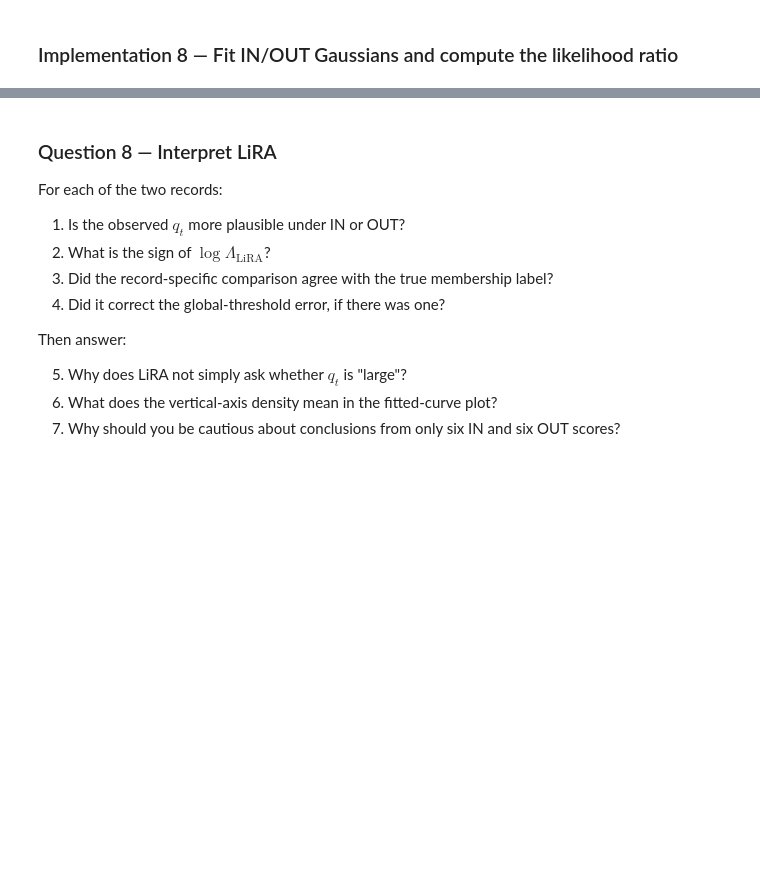
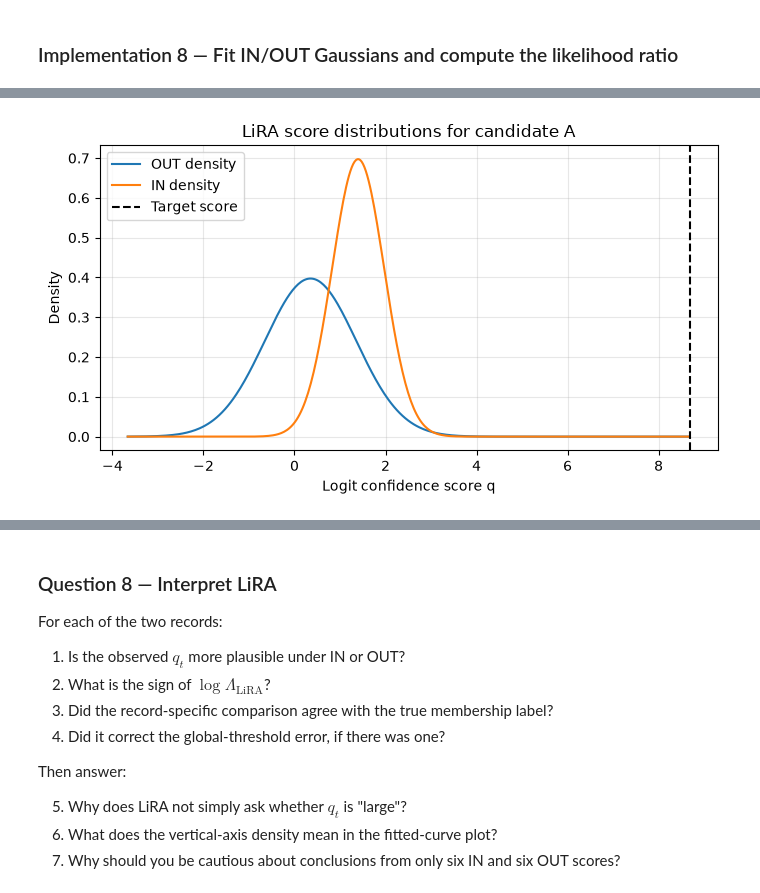
Before and after one commit to bonivalyvan/ML-Trainning-and-evaluation, a Jupyter notebook: Memberships Inference Attacks/Membership_Inference_Medical_AI.ipynb, the cells around one changed output, grey strips where cells are left out. Saved outputs shown, nothing was run; the diff lists cells and outputs as text; code cells hidden in the pictures; blank space fills up the shorter version.

Commit message:
Fit IN/OUT Gaussians and compute the likelihood ratio

```diff
--- a/Memberships Inference Attacks/Membership_Inference_Medical_AI.ipynb
+++ b/Memberships Inference Attacks/Membership_Inference_Medical_AI.ipynb
@@ -1334,21 +1473,80 @@ In a full evaluation, the likelihood-ratio score can itself be swept over differ
 ### Implementation 8 — Fit IN/OUT Gaussians and compute the likelihood ratio
 # %%
 # 1. Query the target model on the same two candidate records.
-#
+
+target_probabilities, candidate_labels = query_probabilities(target_model, candidate_loader)
+target_p_y = extract_true_class_confidence(target_probabilities, candidate_labels)
+target_q = logit_confidence(target_p_y).numpy()
+
 # 2. Transform target p_y values to q_t = logit(p_y).
-#
+
+def gaussian_log_density(x, mean, std):
+    return (
+        -0.5 * np.log(2.0 * np.pi)
+        - np.log(std)
+        - 0.5 * ((x - mean) / std) ** 2
+    )
+
 # 3. For each candidate:
 #       - split the reference q values into IN and OUT sets;
 #       - fit a Gaussian mean and standard deviation to each set;
 #       - evaluate both fitted densities at q_t;
 #       - compute Lambda_LiRA = density_IN(q_t) / density_OUT(q_t).
-#
+
 # 4. For numerical stability, you may compute log Lambda first:
 #       log Lambda = log density_IN - log density_OUT
 #
 # 5. For this demonstration, use Lambda >= 1 to indicate that the
 #    observed score is more plausible under IN than OUT.
 #
+
+lira_results = []
+
+for candidate_name, q_t in zip(candidate_names, target_q):
+    candidate_data = reference_results[
+        reference_results["candidate"] == candidate_name
+    ]
+
+    q_in = candidate_data.loc[
+        candidate_data["membership"] == "IN", "q"
+    ].to_numpy()
+
+    q_out = candidate_data.loc[
+        candidate_data["membership"] == "OUT", "q"
+    ].to_numpy()
+
+    if len(q_in) < 2 or len(q_out) < 2:
+        raise ValueError(
+            f"Not enough IN/OUT reference scores for candidate {candidate_name}."
+        )
+
+    mean_in = q_in.mean()
+    std_in = max(q_in.std(ddof=1), 1e-3)
+
+    mean_out = q_out.mean()
+    std_out = max(q_out.std(ddof=1), 1e-3)
+
+    log_density_in = gaussian_log_density(q_t, mean_in, std_in)
+    log_density_out = gaussian_log_density(q_t, mean_out, std_out)
+    log_lambda = log_density_in - log_density_out
+
+    likelihood_ratio = np.exp(np.clip(log_lambda, -700, 700))
+    favored_hypothesis = "IN" if log_lambda >= 0 else "OUT"
+
+    lira_results.append({
+        "Candidate": candidate_name,
+        "q_t": q_t,
+        "IN mean": mean_in,
+        "IN std": std_in,
+        "OUT mean": mean_out,
+        "OUT std": std_out,
+        "Lambda_LiRA": likelihood_ratio,
+        "Favored hypothesis": favored_hypothesis,
+    })
+
+lira_table = pd.DataFrame(lira_results)
+display(lira_table)
+
 # 6. Display a table containing q_t, fitted means/standard deviations,
 #    Lambda, and the favored hypothesis for both records.
 #
@@ -1356,3 +1554,36 @@ In a full evaluation, the likelihood-ratio score can itself be swept over differ
 #       - fitted OUT density
 #       - fitted IN density
 #       - vertical line at q_t
+
+for result in lira_results:
+    candidate_name = result["Candidate"]
+    q_t = result["q_t"]
+
+    mean_in = result["IN mean"]
+    std_in = result["IN std"]
+    mean_out = result["OUT mean"]
+    std_out = result["OUT std"]
+
+    x_min = min(mean_in - 4 * std_in, mean_out - 4 * std_out, q_t)
+    x_max = max(mean_in + 4 * std_in, mean_out + 4 * std_out, q_t)
+    x_values = np.linspace(x_min, x_max, 400)
+
+    in_density = np.exp(
+        gaussian_log_density(x_values, mean_in, std_in)
+    )
+    out_density = np.exp(
+        gaussian_log_density(x_values, mean_out, std_out)
+    )
+
+    plt.figure(figsize=(7, 4))
+    plt.plot(x_values, out_density, label="OUT density")
+    plt.plot(x_values, in_density, label="IN density")
+    plt.axvline(q_t, color="black", linestyle="--", label="Target score")
+    plt.xlabel("Logit confidence score q")
+    plt.ylabel("Density")
+    plt.title(f"LiRA score distributions for candidate {candidate_name}")
+    plt.legend()
+    plt.grid(alpha=0.3)
+    plt.tight_layout()
+    plt.show()
+# %% [output]
@@ -1358,0 +1593 @@ In a full evaluation, the likelihood-ratio score can itself be swept over differ
+[figure, added]
```
Also changed, not shown: parts of 9 cells of this notebook.
